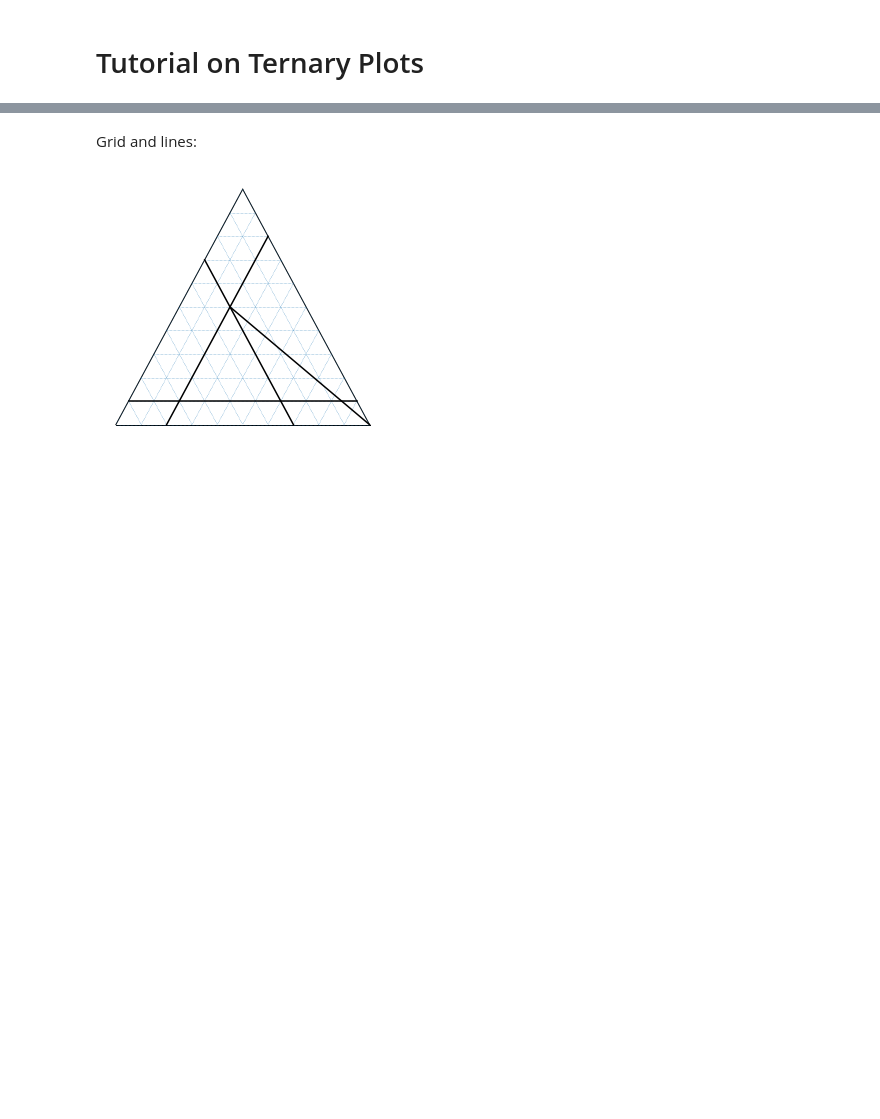
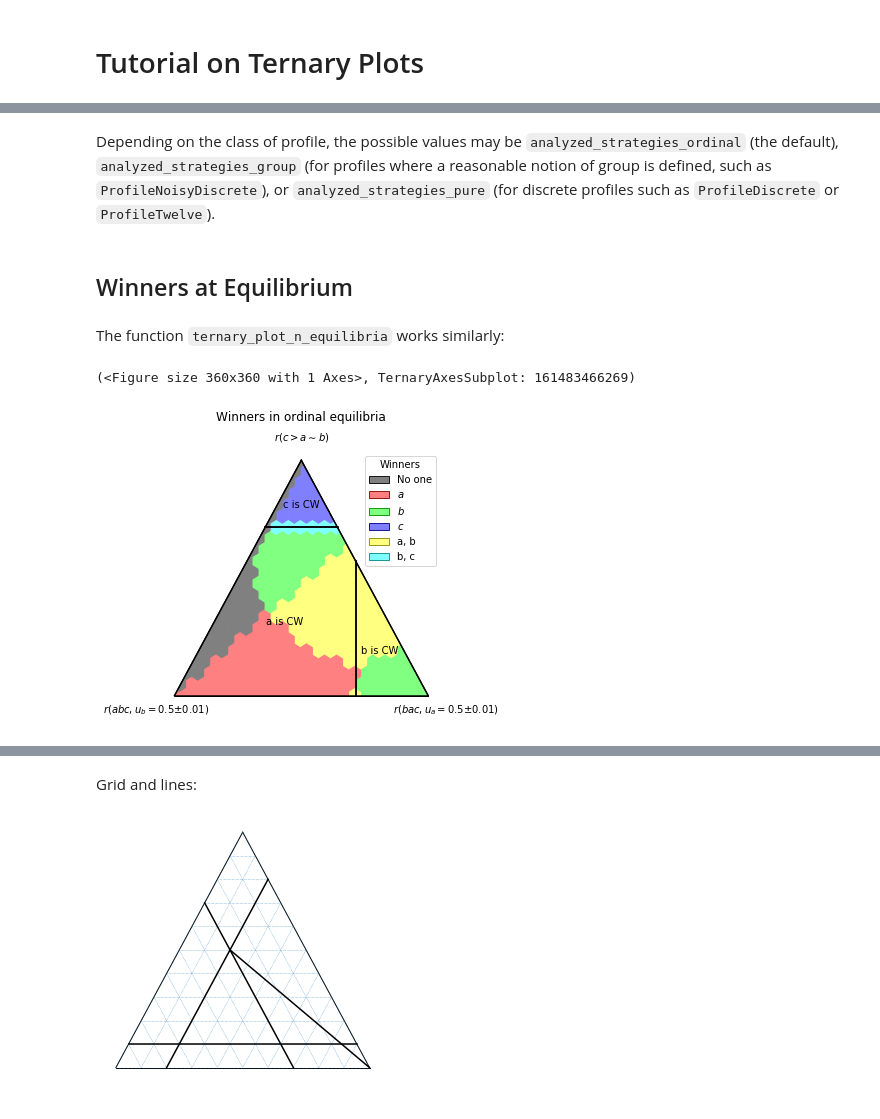
Before and after one commit to francois-durand/poisson_approval, a Jupyter notebook: docs/tutorials/tutorial_ternary_plots.ipynb, the cells around one changed output, grey strips where cells are left out. Cells and saved outputs as stored; diff of their text form; code cells hidden in the pictures; blank space fills up the shorter version.

```diff
--- a/docs/tutorials/tutorial_ternary_plots.ipynb
+++ b/docs/tutorials/tutorial_ternary_plots.ipynb
@@ -120,0 +55,14 @@ pa.ternary_plot_winning_frequencies(
+# %% [markdown]
+Depending on the class of profile, the possible values may be ``analyzed_strategies_ordinal`` (the default), ``analyzed_strategies_group`` (for profiles where a reasonable notion of group is defined, such as ``ProfileNoisyDiscrete``), or ``analyzed_strategies_pure`` (for discrete profiles such as ``ProfileDiscrete`` or ``ProfileTwelve``).
+# %% [markdown]
+## Winners at Equilibrium
+# %% [markdown]
+The function ``ternary_plot_n_equilibria`` works similarly:
+# %%
+pa.ternary_plot_winners_at_equilibrium(
+    simplex_to_profile,
+    scale=SCALE,
+    title='Winners in ordinal equilibria')
+# %% [output]
+(<Figure size 360x360 with 1 Axes>, TernaryAxesSubplot: 161483466269)
+[figure, added]
```
Also changed, not shown: parts of 54 cells of this notebook, 15 other files.
